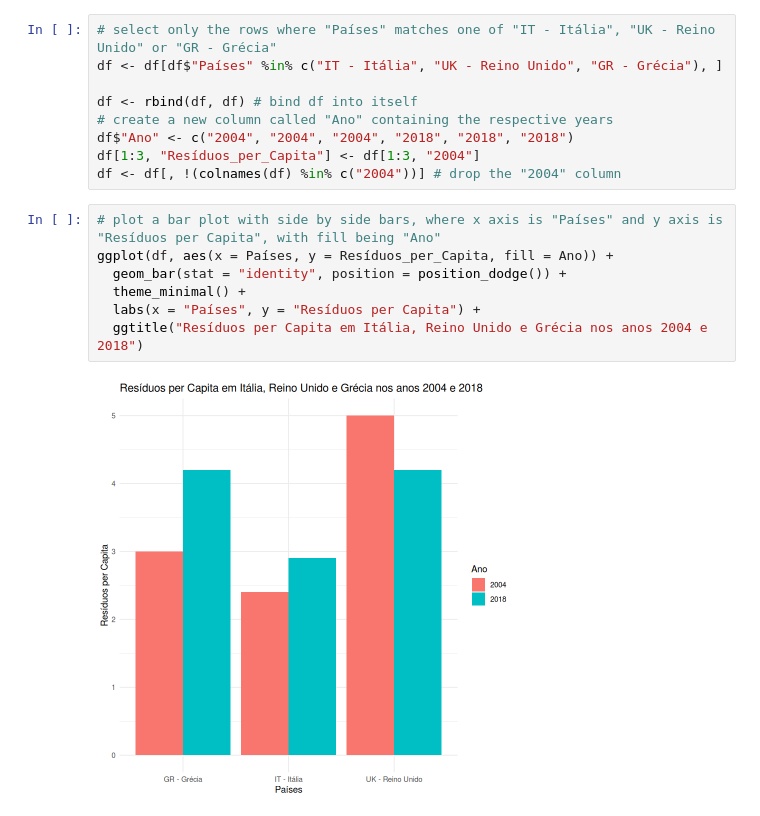
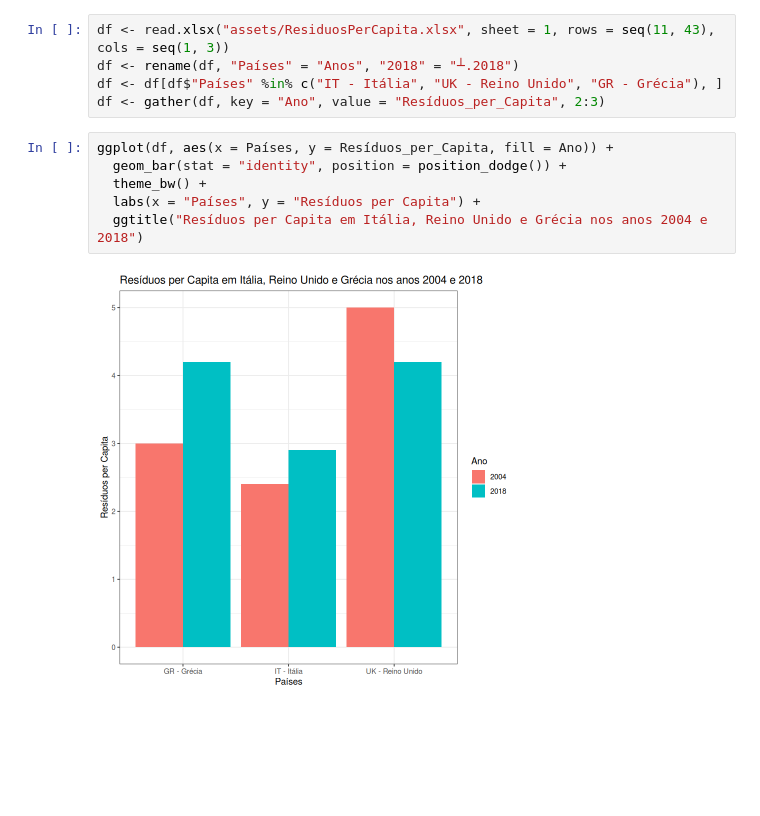
Before and after one commit to randomicecube/statistics-project-r, a Jupyter notebook: exercise-1.ipynb, the cells around one changed output. Saved outputs shown, nothing was run; the diff lists cells and outputs as text; blank space fills up the shorter version.

```diff
--- a/exercise-1.ipynb
+++ b/exercise-1.ipynb
@@ -18,18 +6,13 @@ df$"Resíduos_per_Capita" <- as.numeric(df$"Resíduos_per_Capita")
-# %%
-# select only the rows where "Países" matches one of "IT - Itália", "UK - Reino Unido" or "GR - Grécia"
-df <- df[df$"Países" %in% c("IT - Itália", "UK - Reino Unido", "GR - Grécia"), ]
-
-df <- rbind(df, df) # bind df into itself
-# create a new column called "Ano" containing the respective years
-df$"Ano" <- c("2004", "2004", "2004", "2018", "2018", "2018")
-df[1:3, "Resíduos_per_Capita"] <- df[1:3, "2004"]
-df <- df[, !(colnames(df) %in% c("2004"))] # drop the "2004" column
+# %%
+df <- read.xlsx("assets/ResiduosPerCapita.xlsx", sheet = 1, rows = seq(11, 43), cols = seq(1, 3))
+df <- rename(df, "Países" = "Anos", "2018" = "┴.2018")
+df <- df[df$"Países" %in% c("IT - Itália", "UK - Reino Unido", "GR - Grécia"), ]
+df <- gather(df, key = "Ano", value = "Resíduos_per_Capita", 2:3)
 # %%
-# plot a bar plot with side by side bars, where x axis is "Países" and y axis is "Resíduos per Capita", with fill being "Ano"
 ggplot(df, aes(x = Países, y = Resíduos_per_Capita, fill = Ano)) +
   geom_bar(stat = "identity", position = position_dodge()) +
-  theme_minimal() +
+  theme_bw() +
   labs(x = "Países", y = "Resíduos per Capita") +
   ggtitle("Resíduos per Capita em Itália, Reino Unido e Grécia nos anos 2004 e 2018")
 # %% [output]
-[figure, old version]
+[figure, new version]
```
Also changed, not shown: parts of 7 cells of this notebook, 21 other files.
